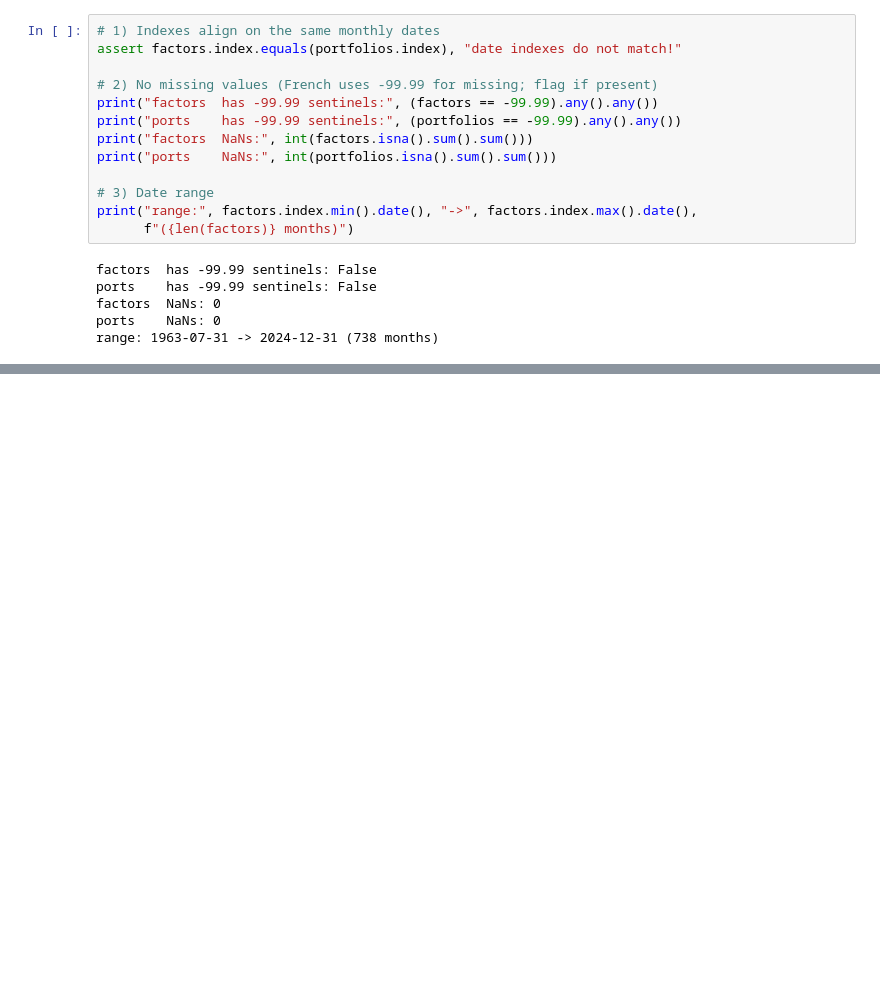
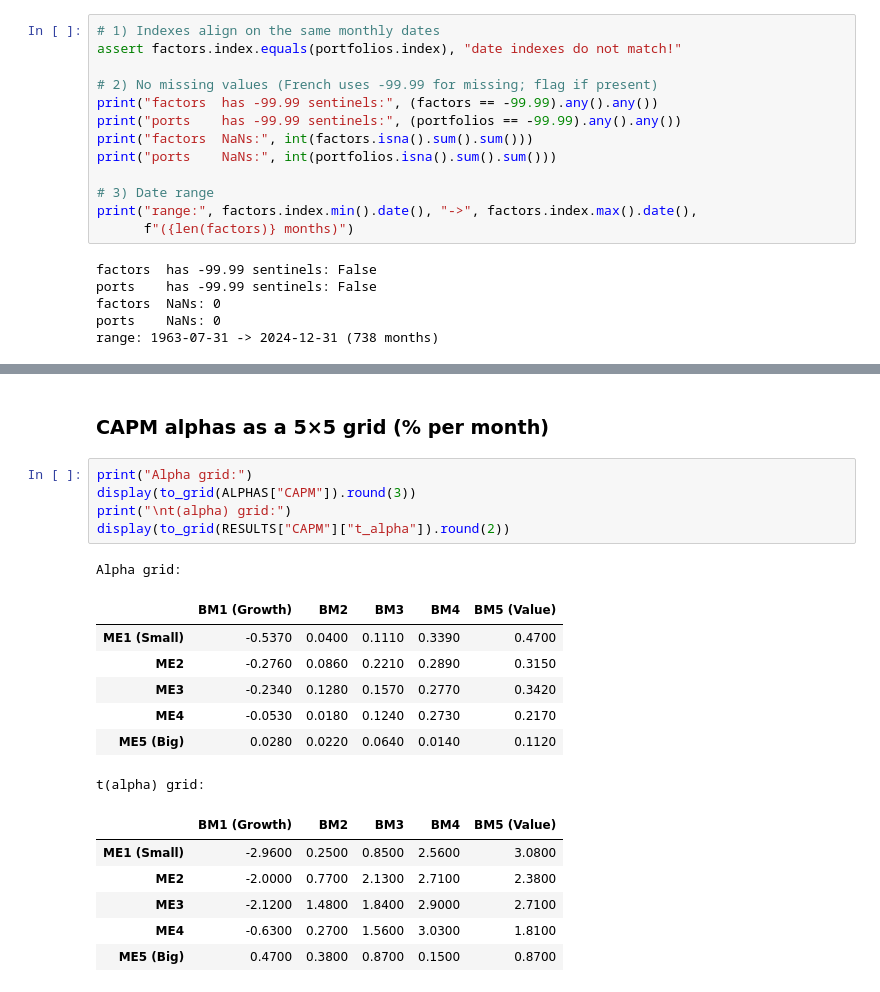
Before and after one commit to ParimahSafarian/factor-lab, a Jupyter notebook: notebooks/01_factor_models_capm_ff3_ff5.ipynb, the cells around one changed output, grey strips where cells are left out. Cells and saved outputs as stored; diff of their text form; blank space fills up the shorter version.

```diff
--- a/notebooks/01_factor_models_capm_ff3_ff5.ipynb
+++ b/notebooks/01_factor_models_capm_ff3_ff5.ipynb
@@ -180,0 +327,22 @@ and split the factor columns into the three model specifications
+# %% [markdown]
+### CAPM alphas as a 5×5 grid (% per month)
+# %%
+print("Alpha grid:")
+display(to_grid(ALPHAS["CAPM"]).round(3))
+print("\nt(alpha) grid:")
+display(to_grid(RESULTS["CAPM"]["t_alpha"]).round(2))
+# %% [output]
+Alpha grid:
+|  | BM1 (Growth) | BM2 | BM3 | BM4 | BM5 (Value) |
+| ME1 (Small) | -0.5370 | 0.0400 | 0.1110 | 0.3390 | 0.4700 |
+| ME2 | -0.2760 | 0.0860 | 0.2210 | 0.2890 | 0.3150 |
+| ME3 | -0.2340 | 0.1280 | 0.1570 | 0.2770 | 0.3420 |
+| ME4 | -0.0530 | 0.0180 | 0.1240 | 0.2730 | 0.2170 |
+| ME5 (Big) | 0.0280 | 0.0220 | 0.0640 | 0.0140 | 0.1120 |
+t(alpha) grid:
+|  | BM1 (Growth) | BM2 | BM3 | BM4 | BM5 (Value) |
+| ME1 (Small) | -2.9600 | 0.2500 | 0.8500 | 2.5600 | 3.0800 |
+| ME2 | -2.0000 | 0.7700 | 2.1300 | 2.7100 | 2.3800 |
+| ME3 | -2.1200 | 1.4800 | 1.8400 | 2.9000 | 2.7100 |
+| ME4 | -0.6300 | 0.2700 | 1.5600 | 3.0300 | 1.8100 |
+| ME5 (Big) | 0.4700 | 0.3800 | 0.8700 | 0.1500 | 0.8700 |
```
Also changed, not shown: parts of 12 cells of this notebook.
